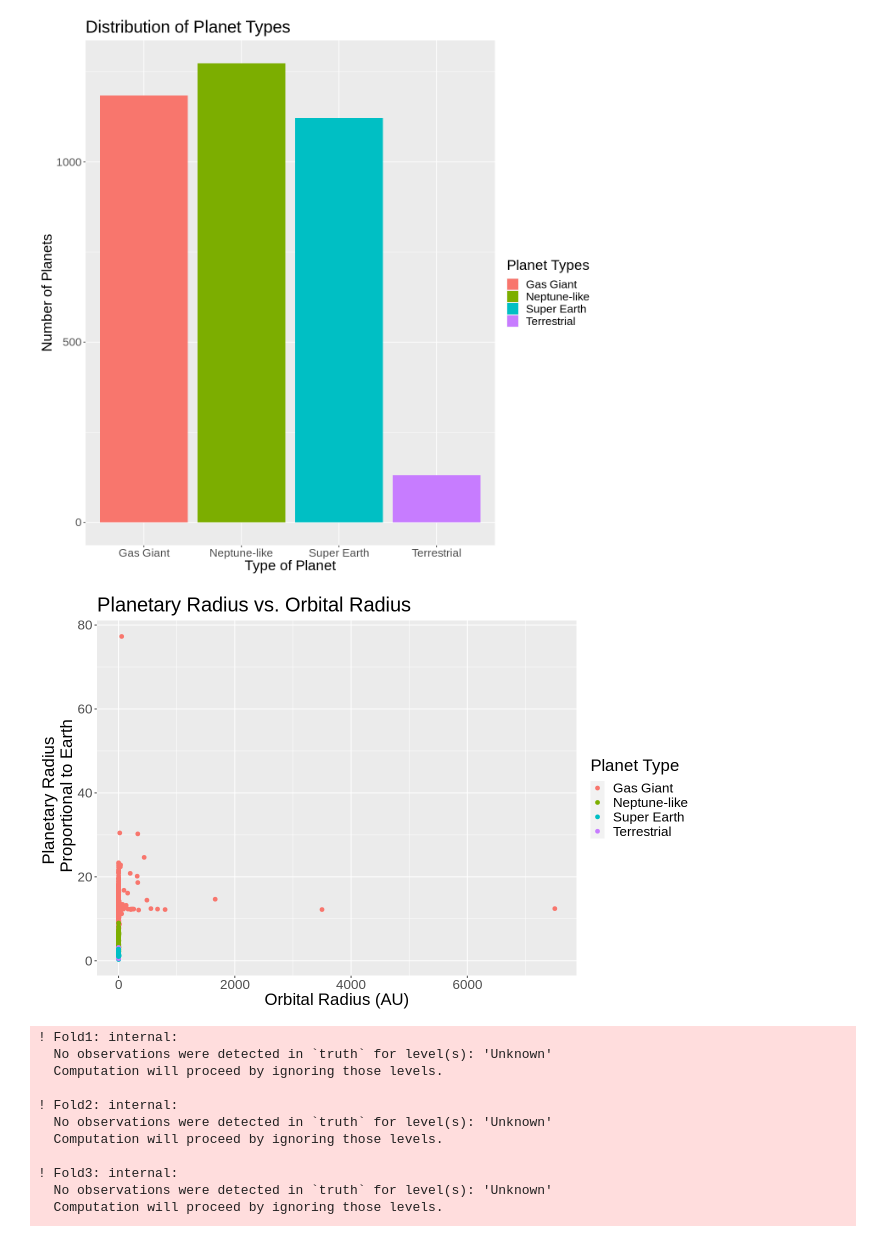
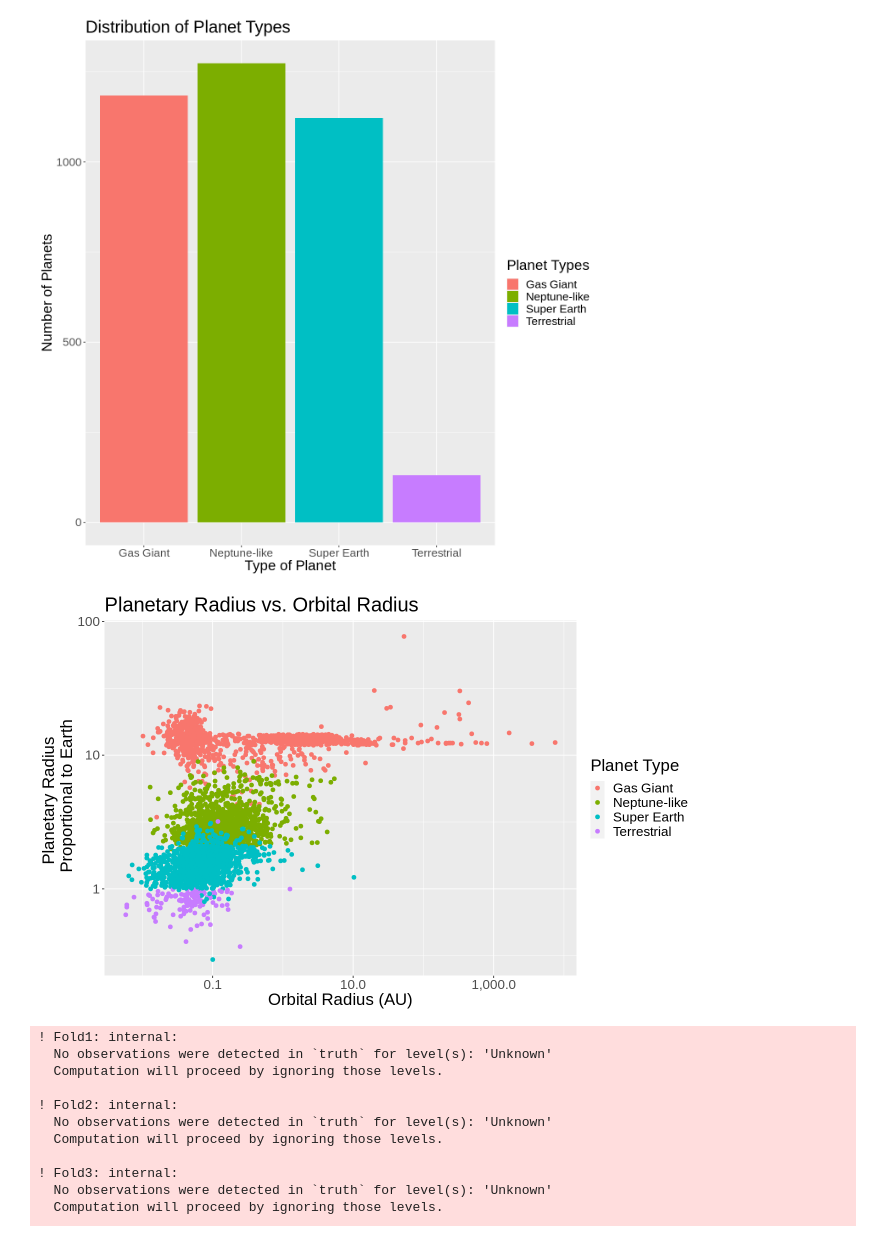
Before and after one commit to karembryo/dsci-project, a Jupyter notebook: group_43_project_report (1).ipynb, the cells around one changed output. Drawn from its saved outputs; the diff is of its cells as text; code cells hidden in the pictures.

```diff
--- a/group_43_project_report (1).ipynb
+++ b/group_43_project_report (1).ipynb
@@ -116,17 +116,19 @@ planet_type_dist
 # %%
 #data visualization 2: how planetary radius and orbital radius influences planet type
 options(repr.plot.width = 11, repr.plot.height = 7)
 
 planet_dist <- data_train |>
     select(planet_type,orbital_radius, planetary_radius_prop) |>
     ggplot(aes(x = orbital_radius, y = planetary_radius_prop, color = planet_type)) +
     geom_point(size = 2) +
     labs(x = "Orbital Radius (AU)", y = "Planetary Radius \n Proportional to Earth", color = "Planet Type") +
     theme(text = element_text(size = 20)) +
-    ggtitle("Planetary Radius vs. Orbital Radius")
+    ggtitle("Planetary Radius vs. Orbital Radius") +
+ scale_x_log10(labels = label_comma()) +
+  scale_y_log10(labels = label_comma())
 planet_dist
 # %% [output]
-[figure, old version]
+[figure, new version]
 # %%
 set.seed(1)
 planet_recipe <- recipe(planet_type ~ orbital_radius + planetary_radius_prop  , data = data_train) |>
```
Also changed, not shown: parts of 3 cells of this notebook.
